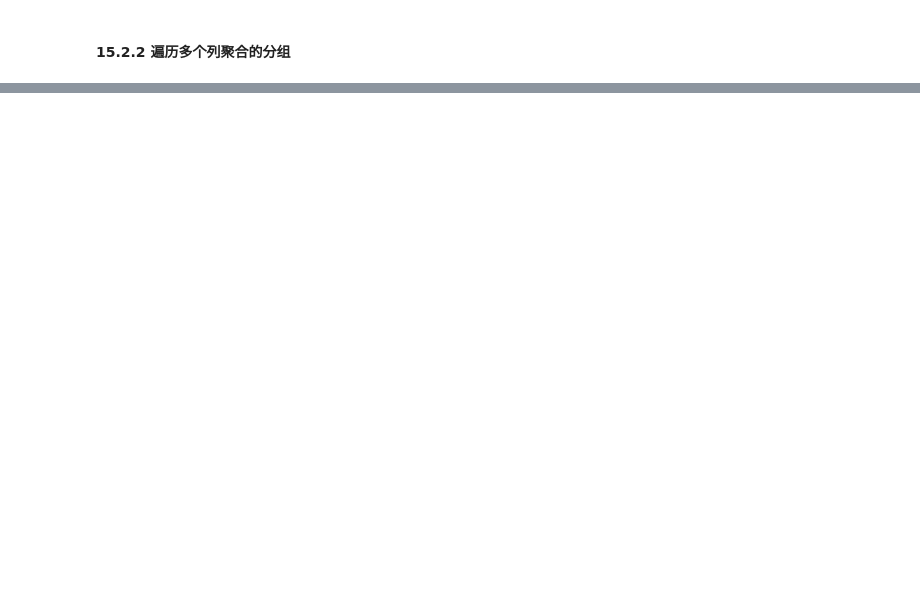
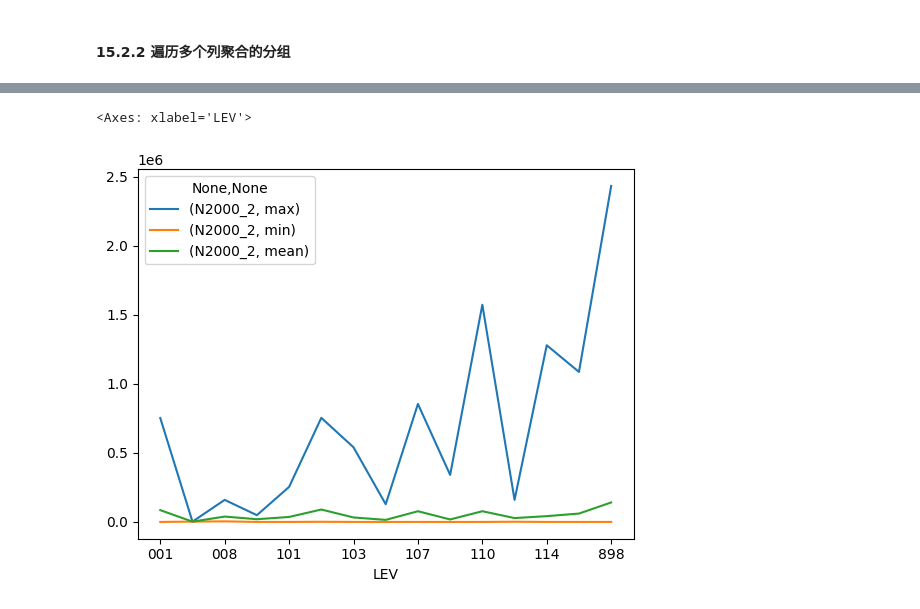
Before and after one commit to Guowm2000/LearningPandas-2, a Jupyter notebook: Pandas学习(4).ipynb, the cells around one changed output, grey strips where cells are left out. Drawn from its saved outputs; the diff is of its cells as text; code cells hidden in the pictures; blank space fills up the shorter version.

```diff
--- a/Pandas学习(4).ipynb
+++ b/Pandas学习(4).ipynb
@@ -240,0 +293,8 @@ for name,group in g:
+# %%
+#读取文件的同时指定各列的数据类型！！！！
+df=pd.read_csv('gy202302.csv',dtype={'NF':np.str_,'YF':np.str_,'LEV':np.str_,'A07_2017':np.str_,
+                                     'A18':np.str_,'A19':np.str_,'A09':np.str_,'A10':np.str_,
+                                     'A341':np.str_,'A342':np.str_,'A343':np.str_,'B93':np.str_,
+                                     'DZX':np.str_,'A14':np.str_,'A052':np.str_})
+# %%
+df.set_index(['NF','YF'],inplace=True,drop=False)
@@ -240,0 +309,3 @@ for name,group in g:
+# %%
+#按column的子字符串groupby
+g1=df.groupby(df['LEV'].str[6:9])
@@ -240,0 +319,3 @@ for name,group in g:
+# %%
+#注意g1的索引LEV的取值
+g2=g1.agg({'N2000_2':[max,min,np.mean]})
@@ -240,0 +343,5 @@ for name,group in g:
+# %%
+g2.plot()
+# %% [output]
+<Axes: xlabel='LEV'>
+[figure, added]
```
Also changed, not shown: parts of 74 cells of this notebook, 8 other files.
